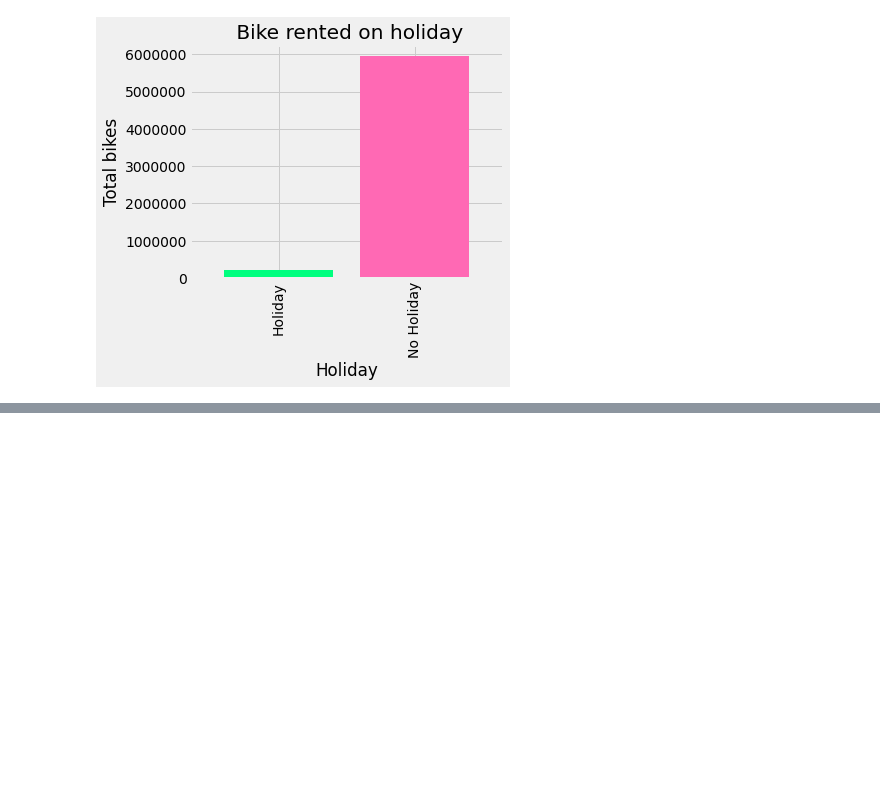
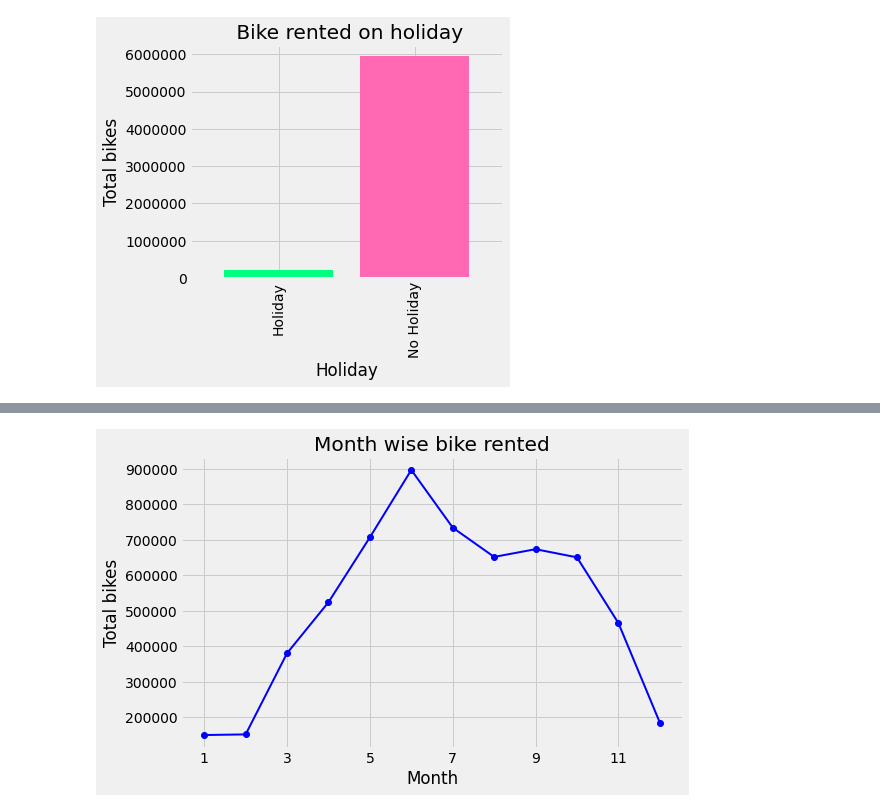
Before and after one commit to AYUSH-SHARMA25/BIKE-SHARING-DEMAND-PREDICTION-CAPSTONE-PROJECT, a Jupyter notebook: FINAL_COLAB_NOTEBOOK_Capstone_Project.ipynb, the cells around one changed output, grey strips where cells are left out. Drawn from its saved outputs; the diff is of its cells as text; code cells hidden in the pictures; blank space fills up the shorter version.

```diff
--- a/FINAL_COLAB_NOTEBOOK_Capstone_Project.ipynb
+++ b/FINAL_COLAB_NOTEBOOK_Capstone_Project.ipynb
@@ -152,0 +167,12 @@ plt.ticklabel_format( style='plain',axis ='y')
+# %%
+# let's see monthly trend of bikes rented
+month_wise = df.groupby('Month')['Rented Bike Count'].sum()
+plt.figure(figsize=(8,5))
+plt.style.use('fivethirtyeight')
+month_wise.plot(color = 'b',linewidth = 2,marker = 'o')
+plt.title('Month wise bike rented')
+plt.ylabel('Total bikes')
+plt.xlabel('Month')
+plt.ticklabel_format( style='plain',axis ='y')
+# %% [output]
+[figure, added]
```
Also changed, not shown: parts of 8 cells of this notebook.
